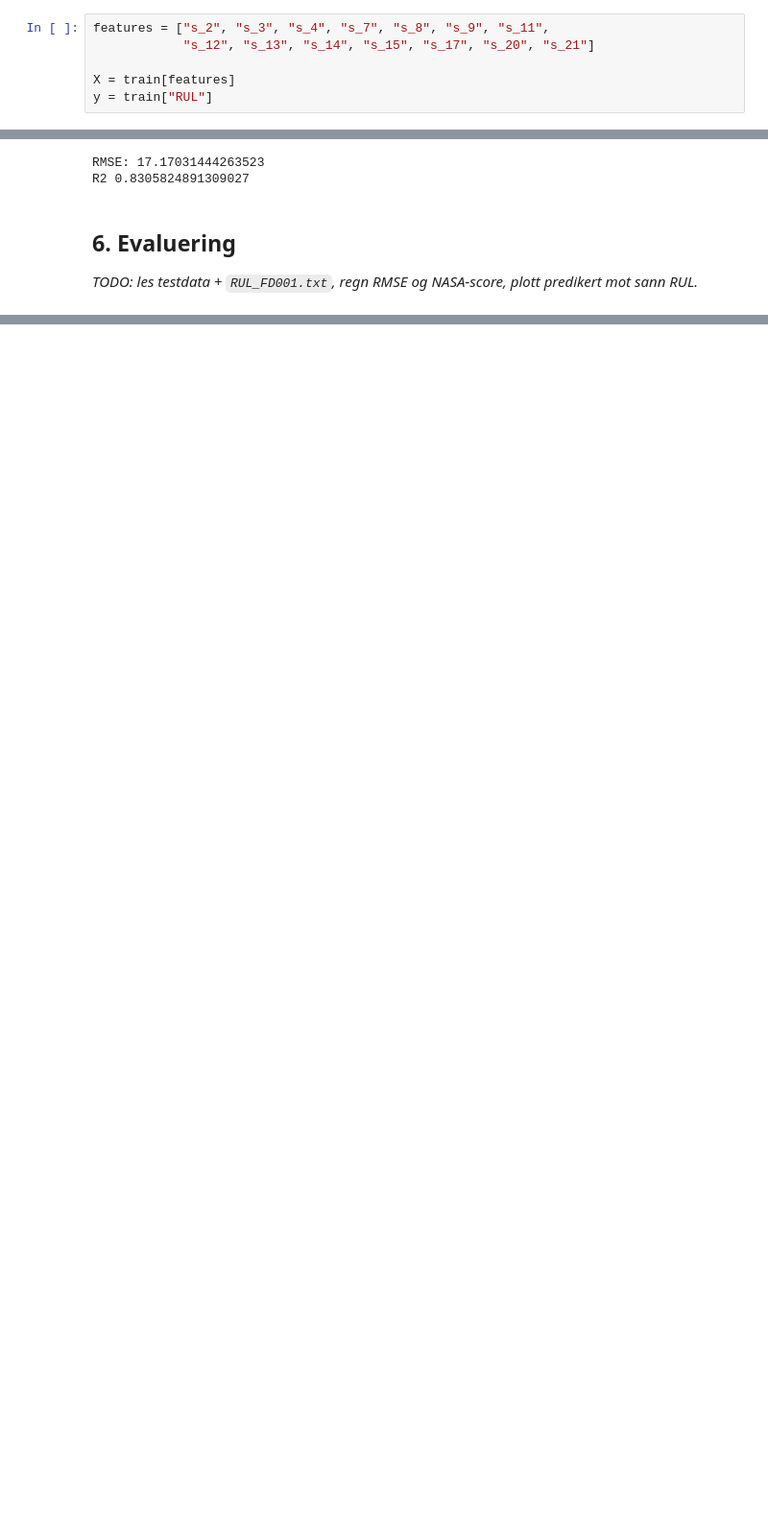
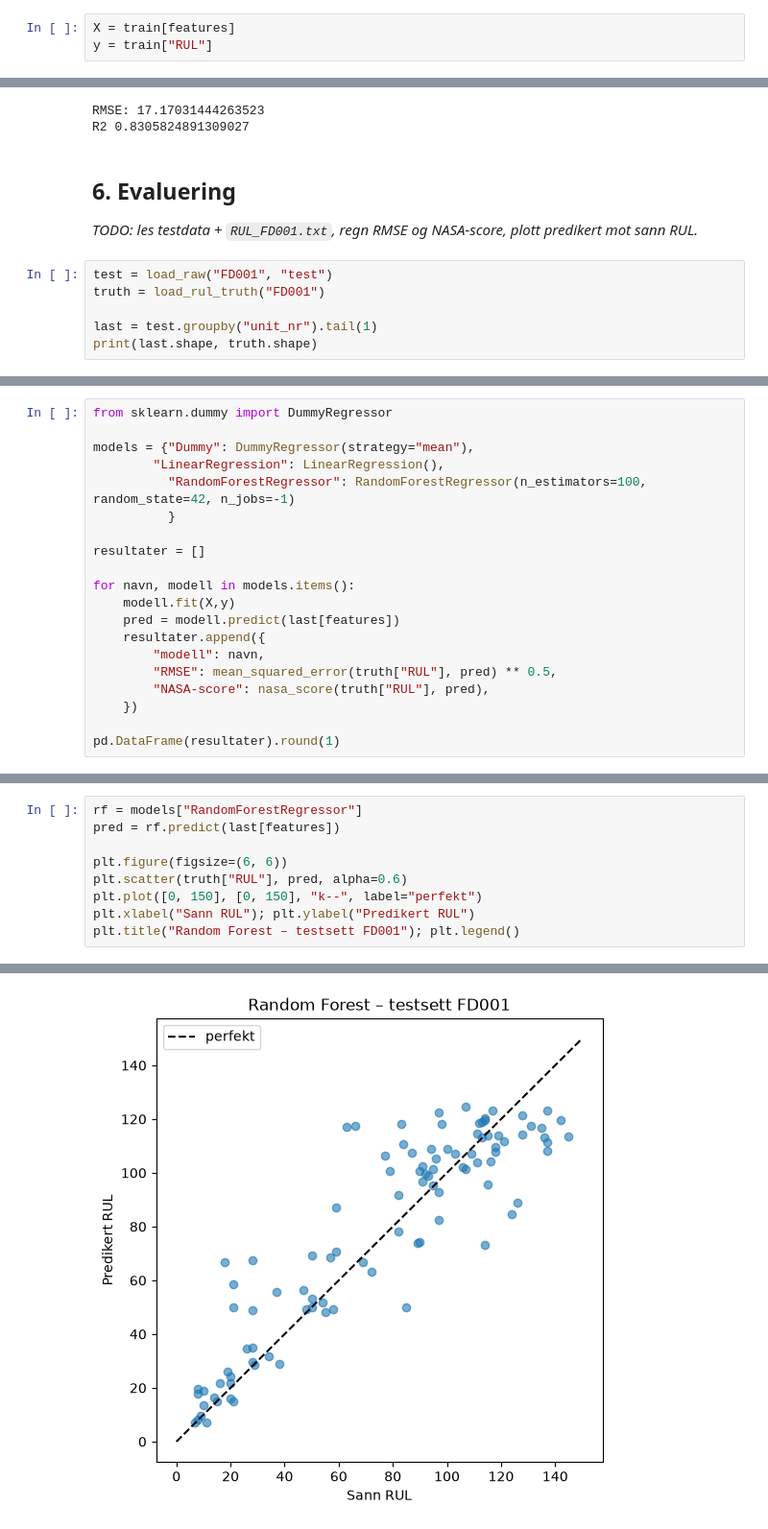
Before and after one commit to 184887/cmapss-rul, a Jupyter notebook: notebooks/RUL.ipynb, the cells around one changed output, grey strips where cells are left out. Shown at 96% size. Cells and saved outputs as stored; diff of their text form; blank space fills up the shorter version.

```diff
--- a/notebooks/RUL.ipynb
+++ b/notebooks/RUL.ipynb
@@ -91,9 +92,6 @@ axes[0].legend()
 # %% [markdown]
 ## 4. Forbehandling
 # %%
-features = ["s_2", "s_3", "s_4", "s_7", "s_8", "s_9", "s_11",
-            "s_12", "s_13", "s_14", "s_15", "s_17", "s_20", "s_21"]
-
 X = train[features]
 y = train["RUL"]
 # %%
@@ -150,3 +148,9 @@ R2 0.8305824891309027
 ## 6. Evaluering
 
 *TODO: les testdata + `RUL_FD001.txt`, regn RMSE og NASA-score, plott predikert mot sann RUL.*
+# %%
+test = load_raw("FD001", "test")
+truth = load_rul_truth("FD001")
+
+last = test.groupby("unit_nr").tail(1)
+print(last.shape, truth.shape)
@@ -152,0 +159,20 @@ R2 0.8305824891309027
+# %%
+from sklearn.dummy import DummyRegressor
+
+models = {"Dummy": DummyRegressor(strategy="mean"),
+        "LinearRegression": LinearRegression(),
+          "RandomForestRegressor": RandomForestRegressor(n_estimators=100, random_state=42, n_jobs=-1)
+          }
+
+resultater = []
+
+for navn, modell in models.items():
+    modell.fit(X,y)
+    pred = modell.predict(last[features])
+    resultater.append({
+        "modell": navn,
+        "RMSE": mean_squared_error(truth["RUL"], pred) ** 0.5,
+        "NASA-score": nasa_score(truth["RUL"], pred),
+    })
+
+pd.DataFrame(resultater).round(1)
@@ -152,0 +184,10 @@ R2 0.8305824891309027
+# %%
+rf = models["RandomForestRegressor"]
+pred = rf.predict(last[features])
+
+plt.figure(figsize=(6, 6))
+plt.scatter(truth["RUL"], pred, alpha=0.6)
+plt.plot([0, 150], [0, 150], "k--", label="perfekt")
+plt.xlabel("Sann RUL"); plt.ylabel("Predikert RUL")
+plt.title("Random Forest – testsett FD001"); plt.legend()
+# %% [output]
@@ -152,0 +195 @@ R2 0.8305824891309027
+[figure, added]
```
Also changed, not shown: parts of 5 cells of this notebook, 1 other file.
